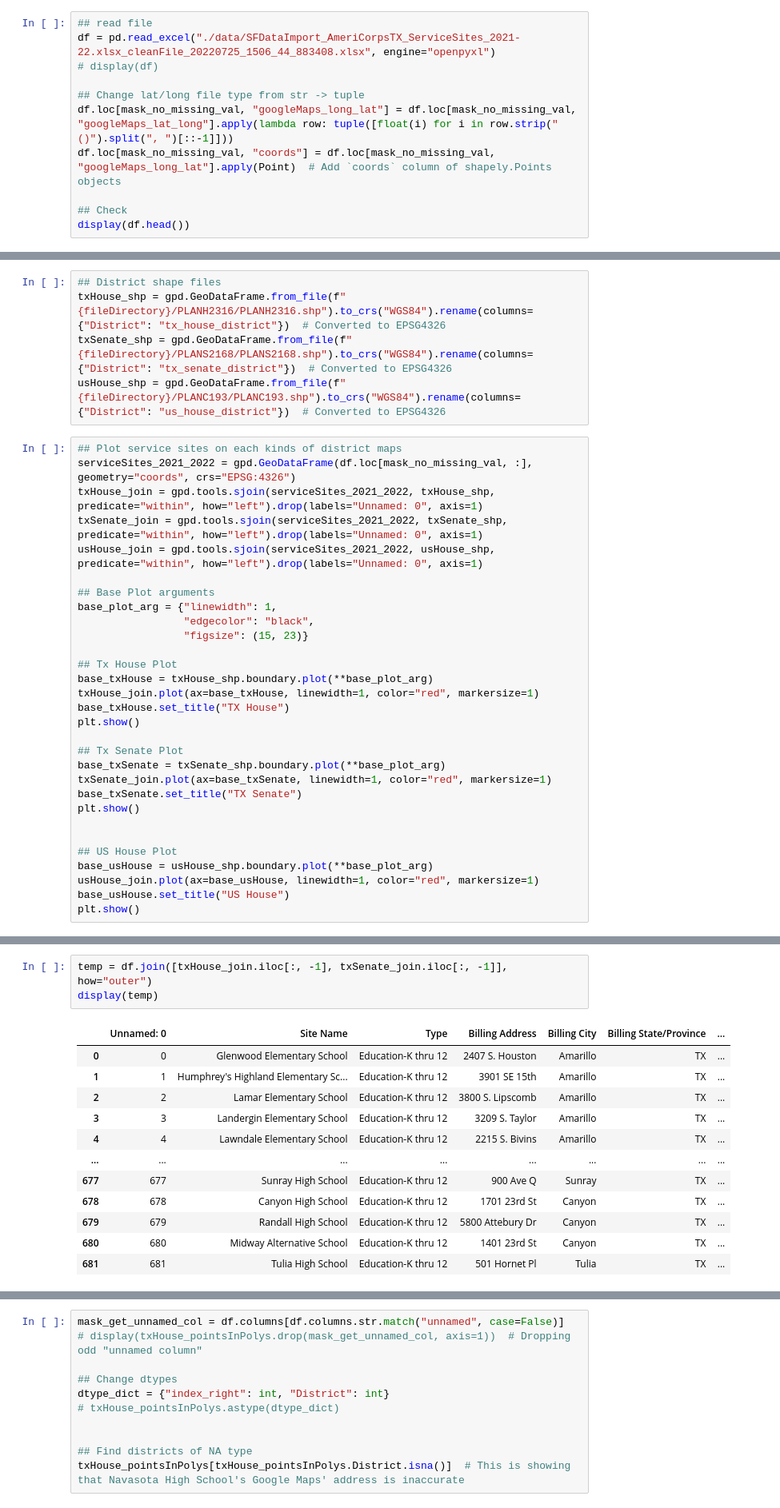
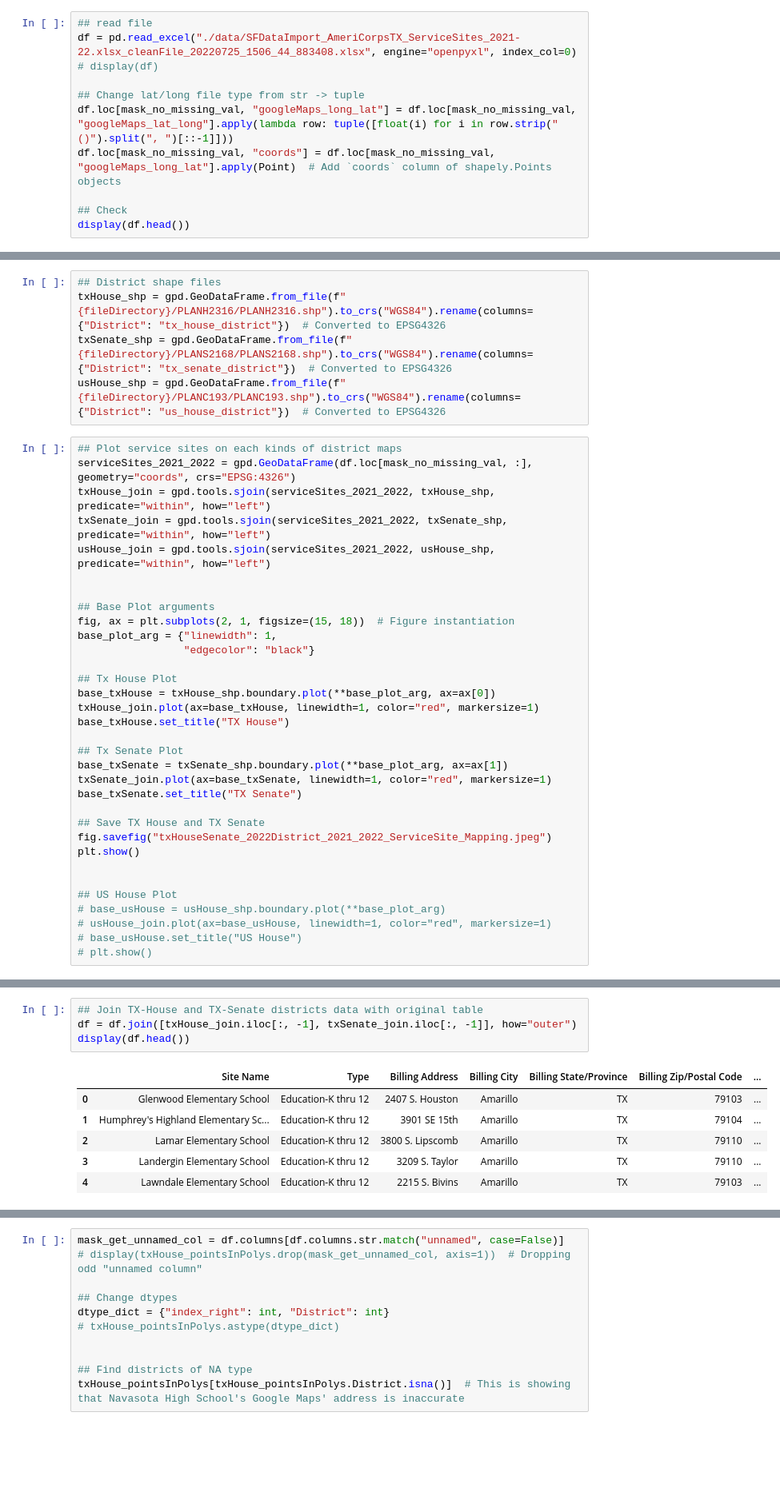
Before and after one commit to aoot/Texas-District-Mapping, a Jupyter notebook: Cleaning Address and Mapping.ipynb, the cells around one changed output, grey strips where cells are left out. Shown at 80% size. Saved outputs shown, nothing was run; the diff lists cells and outputs as text; blank space fills up the shorter version.

```diff
--- a/Cleaning Address and Mapping.ipynb
+++ b/Cleaning Address and Mapping.ipynb
@@ -226,7 +226,7 @@ exportAndSaveDF(df, fileName, "data", type="tab")
 ##    - 2022 (Primary and general elections) - SB 6 - PlanC193
 # %%
 ## read file
-df = pd.read_excel("./data/SFDataImport_AmeriCorpsTX_ServiceSites_2021-22.xlsx_cleanFile_20220725_1506_44_883408.xlsx", engine="openpyxl")
+df = pd.read_excel("./data/SFDataImport_AmeriCorpsTX_ServiceSites_2021-22.xlsx_cleanFile_20220725_1506_44_883408.xlsx", engine="openpyxl", index_col=0)
 # display(df)
 
 ## Change lat/long file type from str -> tuple
@@ -261,31 +261,34 @@ usHouse_shp = gpd.GeoDataFrame.from_file(f"{fileDirectory}/PLANC193/PLANC193.shp
 # %%
 ## Plot service sites on each kinds of district maps
 serviceSites_2021_2022 = gpd.GeoDataFrame(df.loc[mask_no_missing_val, :], geometry="coords", crs="EPSG:4326")
-txHouse_join = gpd.tools.sjoin(serviceSites_2021_2022, txHouse_shp, predicate="within", how="left").drop(labels="Unnamed: 0", axis=1)
-txSenate_join = gpd.tools.sjoin(serviceSites_2021_2022, txSenate_shp, predicate="within", how="left").drop(labels="Unnamed: 0", axis=1)
-usHouse_join = gpd.tools.sjoin(serviceSites_2021_2022, usHouse_shp, predicate="within", how="left").drop(labels="Unnamed: 0", axis=1)
+txHouse_join = gpd.tools.sjoin(serviceSites_2021_2022, txHouse_shp, predicate="within", how="left")
+txSenate_join = gpd.tools.sjoin(serviceSites_2021_2022, txSenate_shp, predicate="within", how="left")
+usHouse_join = gpd.tools.sjoin(serviceSites_2021_2022, usHouse_shp, predicate="within", how="left")
+
 
 ## Base Plot arguments
+fig, ax = plt.subplots(2, 1, figsize=(15, 18))  # Figure instantiation
 base_plot_arg = {"linewidth": 1,
-                 "edgecolor": "black",
-                 "figsize": (15, 23)}
+                 "edgecolor": "black"}
 
 ## Tx House Plot
-base_txHouse = txHouse_shp.boundary.plot(**base_plot_arg)
+base_txHouse = txHouse_shp.boundary.plot(**base_plot_arg, ax=ax[0])
 txHouse_join.plot(ax=base_txHouse, linewidth=1, color="red", markersize=1)
 base_txHouse.set_title("TX House")
-plt.show()
 
 ## Tx Senate Plot
-base_txSenate = txSenate_shp.boundary.plot(**base_plot_arg)
+base_txSenate = txSenate_shp.boundary.plot(**base_plot_arg, ax=ax[1])
 txSenate_join.plot(ax=base_txSenate, linewidth=1, color="red", markersize=1)
 base_txSenate.set_title("TX Senate")
+
+## Save TX House and TX Senate
+fig.savefig("txHouseSenate_2022District_2021_2022_ServiceSite_Mapping.jpeg")
 plt.show()
 
 
 ## US House Plot
-base_usHouse = usHouse_shp.boundary.plot(**base_plot_arg)
-usHouse_join.plot(ax=base_usHouse, linewidth=1, color="red", markersize=1)
-base_usHouse.set_title("US House")
-plt.show()
+# base_usHouse = usHouse_shp.boundary.plot(**base_plot_arg)
+# usHouse_join.plot(ax=base_usHouse, linewidth=1, color="red", markersize=1)
+# base_usHouse.set_title("US House")
+# plt.show()
 # %% [output]
@@ -295,16 +296,11 @@ plt.show()
 # %%
-temp = df.join([txHouse_join.iloc[:, -1], txSenate_join.iloc[:, -1]], how="outer")
-display(temp)
+## Join TX-House and TX-Senate districts data with original table
+df = df.join([txHouse_join.iloc[:, -1], txSenate_join.iloc[:, -1]], how="outer")
+display(df.head())
 # %% [output]
-|  | Unnamed: 0 | Site Name | Type | Billing Address | Billing City | Billing State/Province | ... |
-| 0 | 0 | Glenwood Elementary School | Education-K thru 12 | 2407 S. Houston | Amarillo | TX | ... |
-| 1 | 1 | Humphrey's Highland Elementary Sc... | Education-K thru 12 | 3901 SE 15th | Amarillo | TX | ... |
-| 2 | 2 | Lamar Elementary School | Education-K thru 12 | 3800 S. Lipscomb | Amarillo | TX | ... |
-| 3 | 3 | Landergin Elementary School | Education-K thru 12 | 3209 S. Taylor | Amarillo | TX | ... |
-| 4 | 4 | Lawndale Elementary School | Education-K thru 12 | 2215 S. Bivins | Amarillo | TX | ... |
-| ... | ... | ... | ... | ... | ... | ... | ... |
-| 677 | 677 | Sunray High School | Education-K thru 12 | 900 Ave Q | Sunray | TX | ... |
-| 678 | 678 | Canyon High School | Education-K thru 12 | 1701 23rd St | Canyon | TX | ... |
-| 679 | 679 | Randall High School | Education-K thru 12 | 5800 Attebury Dr | Canyon | TX | ... |
-| 680 | 680 | Midway Alternative School | Education-K thru 12 | 1401 23rd St | Canyon | TX | ... |
-| 681 | 681 | Tulia High School | Education-K thru 12 | 501 Hornet Pl | Tulia | TX | ... |
+|  | Site Name | Type | Billing Address | Billing City | Billing State/Province | Billing Zip/Postal Code | ... |
+| 0 | Glenwood Elementary School | Education-K thru 12 | 2407 S. Houston | Amarillo | TX | 79103 | ... |
+| 1 | Humphrey's Highland Elementary Sc... | Education-K thru 12 | 3901 SE 15th | Amarillo | TX | 79104 | ... |
+| 2 | Lamar Elementary School | Education-K thru 12 | 3800 S. Lipscomb | Amarillo | TX | 79110 | ... |
+| 3 | Landergin Elementary School | Education-K thru 12 | 3209 S. Taylor | Amarillo | TX | 79110 | ... |
+| 4 | Lawndale Elementary School | Education-K thru 12 | 2215 S. Bivins | Amarillo | TX | 79103 | ... |
```
Also changed, not shown: parts of 10 cells of this notebook, 3 other files.
